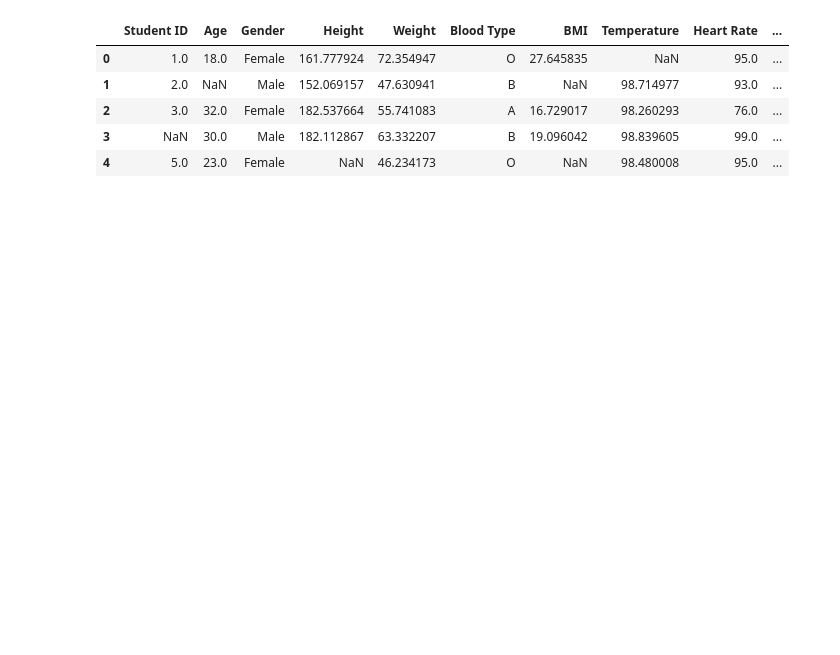
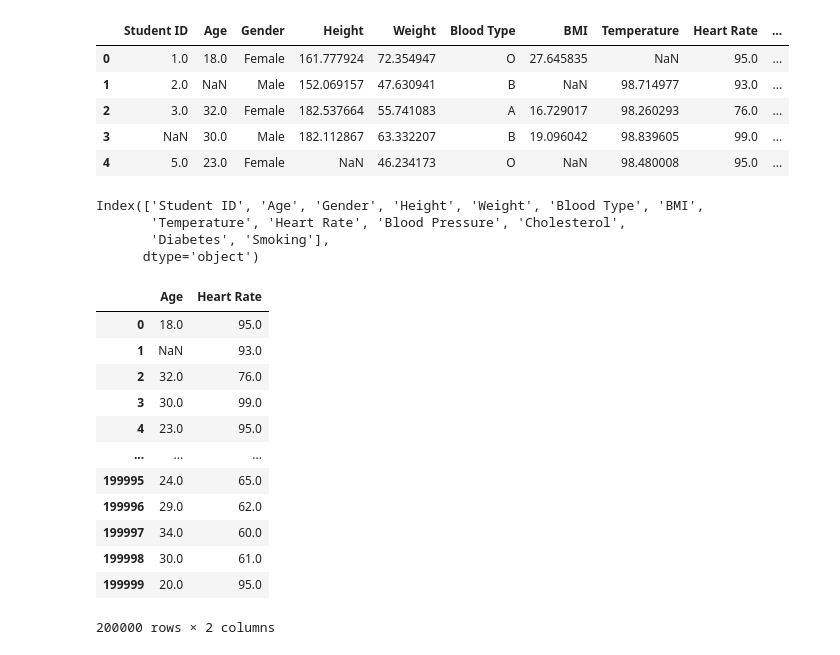
Before and after one commit to PetarKalinovski/MissingValuesTest, a Jupyter notebook: proba.ipynb, the cells around one changed output. Cells and saved outputs as stored; diff of their text form; code cells hidden in the pictures; blank space fills up the shorter version.

```diff
--- a/proba.ipynb
+++ b/proba.ipynb
@@ -11,3 +17,28 @@ df.head()
 | 2 | 3.0 | 32.0 | Female | 182.537664 | 55.741083 | A | 16.729017 | 98.260293 | 76.0 | ... |
 | 3 | NaN | 30.0 | Male | 182.112867 | 63.332207 | B | 19.096042 | 98.839605 | 99.0 | ... |
 | 4 | 5.0 | 23.0 | Female | NaN | 46.234173 | O | NaN | 98.480008 | 95.0 | ... |
+# %%
+df.columns
+# %% [output]
+Index(['Student ID', 'Age', 'Gender', 'Height', 'Weight', 'Blood Type', 'BMI',
+       'Temperature', 'Heart Rate', 'Blood Pressure', 'Cholesterol',
+       'Diabetes', 'Smoking'],
+      dtype='object')
+# %%
+df2=df[["Age", "Heart Rate"]]
+# %%
+df2
+# %% [output]
+|  | Age | Heart Rate |
+| 0 | 18.0 | 95.0 |
+| 1 | NaN | 93.0 |
+| 2 | 32.0 | 76.0 |
+| 3 | 30.0 | 99.0 |
+| 4 | 23.0 | 95.0 |
+| ... | ... | ... |
+| 199995 | 24.0 | 65.0 |
+| 199996 | 29.0 | 62.0 |
+| 199997 | 34.0 | 60.0 |
+| 199998 | 30.0 | 61.0 |
+| 199999 | 20.0 | 95.0 |
+200000 rows × 2 columns
```
Also changed, not shown: parts of 4 cells of this notebook.
